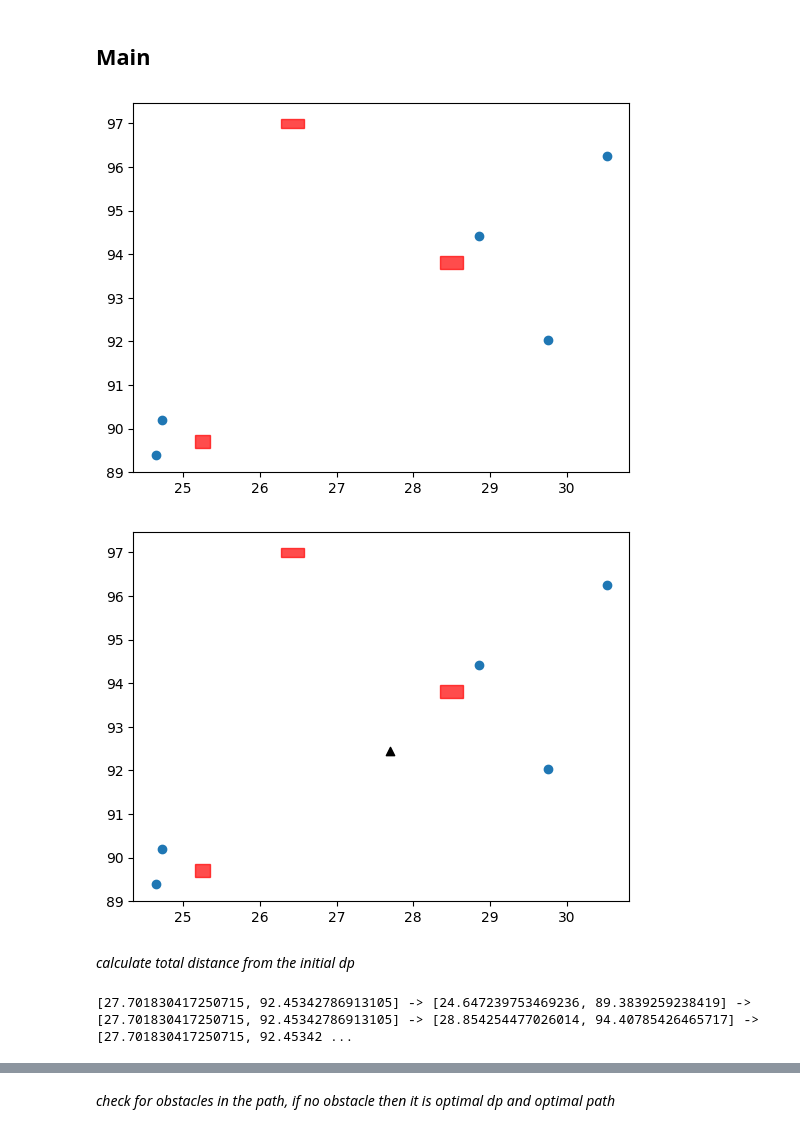
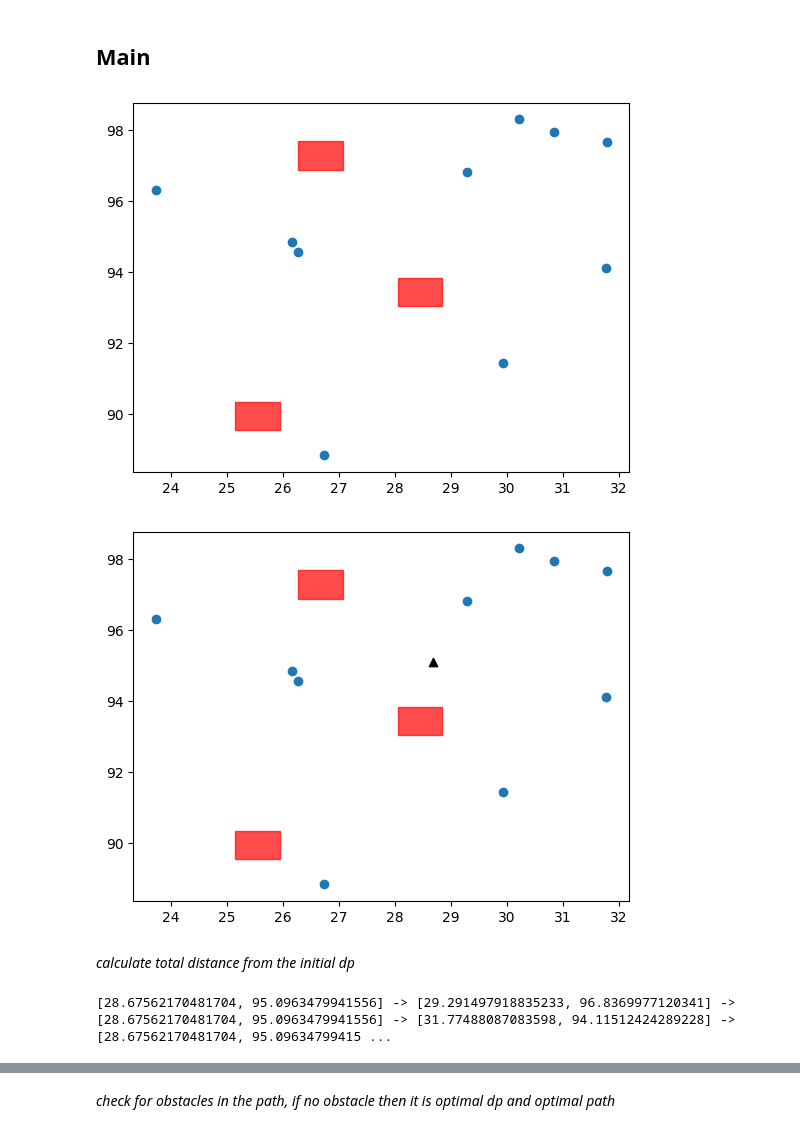
Before and after one commit to CR-Samrat/drone-based-delivary, a Jupyter notebook: euclidean_with_obstacles.ipynb, the cells around one changed output, grey strips where cells are left out. Drawn from its saved outputs; the diff is of its cells as text; code cells hidden in the pictures.

```diff
--- a/euclidean_with_obstacles.ipynb
+++ b/euclidean_with_obstacles.ipynb
@@ -286,7 +284,7 @@ def calculate_obstacle_free_dp(delivery_loc, obstacles):
 # pre-assumptions
 x = [22.21, 88.45]
 y = [32.45, 98.67]
-n = 5
+n = 10
 
 # answers
 optimal_dp = []
@@ -297,14 +295,14 @@ delivary_loc = create_delivary(x,y,n)
 # %%
 # creating obstacles
 obstacles = {
-    0 : [[28.35, 93.65],[28.65, 93.95]],
-    1 : [[25.15, 89.55],[25.35, 89.85]],
-    2 : [[26.27, 96.89],[26.57, 97.09]]
+    0 : [[28.05, 93.05],[28.85, 93.85]],
+    1 : [[25.15, 89.55],[25.95, 90.35]],
+    2 : [[26.27, 96.89],[27.07, 97.69]]
 }
 
 primary_plot(delivary_loc, obstacles)
 # %% [output]
-[figure, old version]
+[figure, new version]
 # %%
 # creating initial dp
 initial_dp = calculate_dp(delivary_loc)
@@ -312,7 +310,7 @@ initial_dp = calculate_dp(delivary_loc)
 # visualize dp
 plot_dp(initial_dp, delivary_loc, obstacles)
 # %% [output]
-[figure, old version]
+[figure, new version]
 # %% [markdown]
 *calculate total distance from the initial dp*
 # %%
@@ -323,7 +321,7 @@ for i in initial_route:
     print(i,"->",end=" ")
 print("End")
 # %% [output]
-[27.701830417250715, 92.45342786913105] -> [24.647239753469236, 89.3839259238419] -> [27.701830417250715, 92.45342786913105] -> [28.854254477026014, 94.40785426465717] -> [27.701830417250715, 92.45342 ...
+[28.67562170481704, 95.0963479941556] -> [29.291497918835233, 96.8369977120341] -> [28.67562170481704, 95.0963479941556] -> [31.77488087083598, 94.11512424289228] -> [28.67562170481704, 95.09634799415 ...
 # %%
 # calculating distance
 initial_dist = total_dist(initial_route)
```
Also changed, not shown: parts of 4 cells of this notebook.
